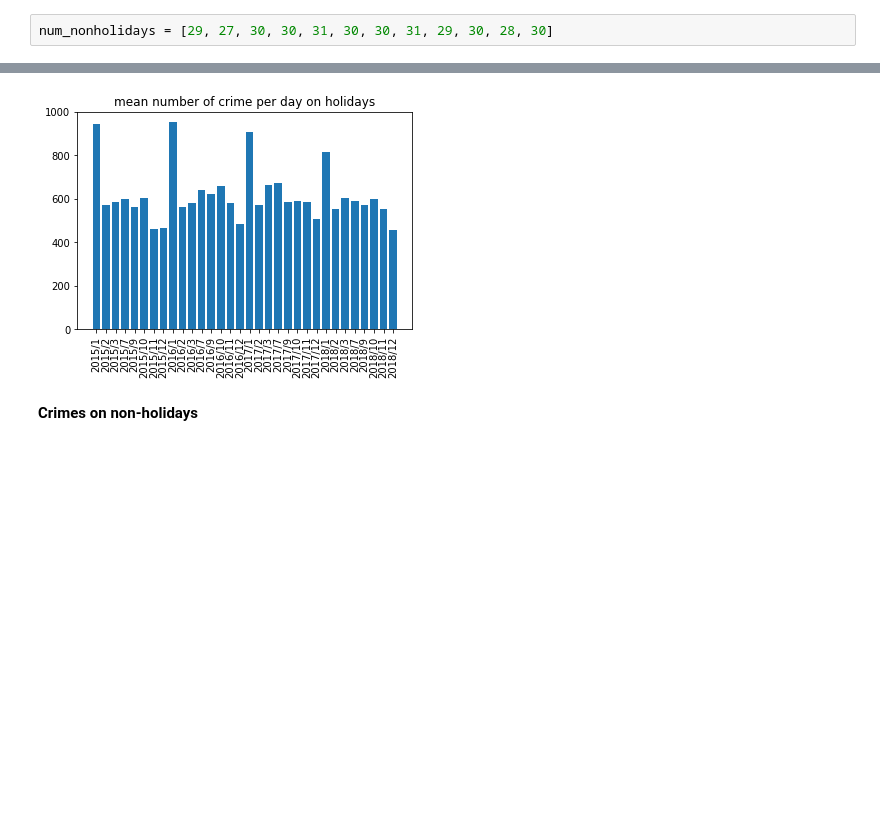
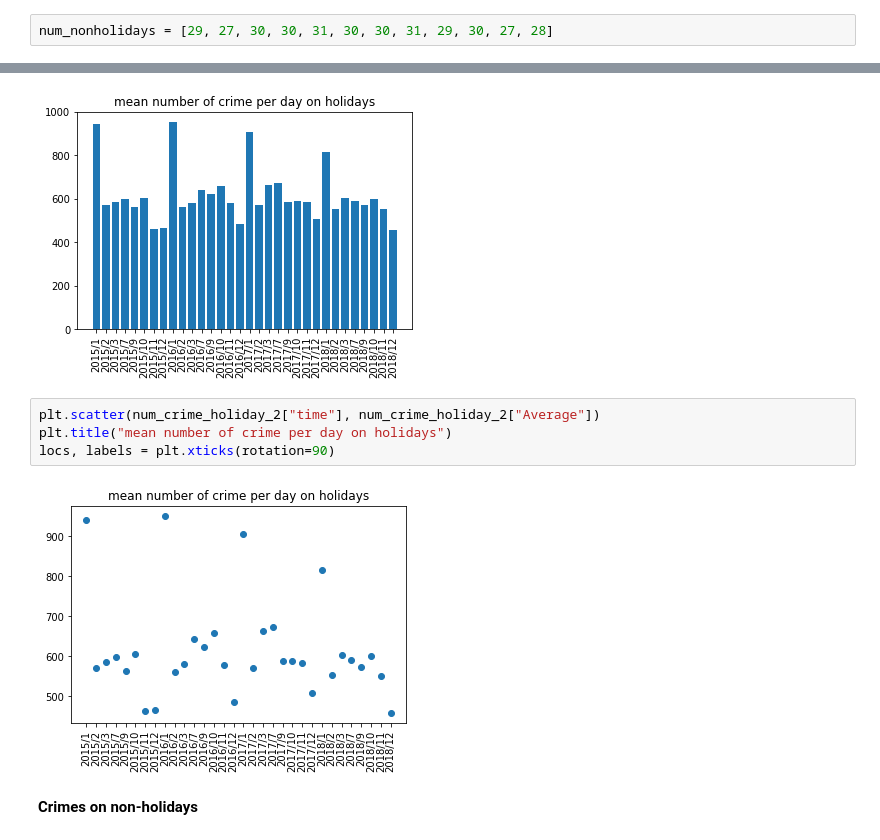
Before and after one commit to r3qin/COGS108Final, a Jupyter notebook: final.ipynb, the cells around one changed output, grey strips where cells are left out. Drawn from its saved outputs; the diff is of its cells as text; blank space fills up the shorter version.

```diff
--- a/final.ipynb
+++ b/final.ipynb
@@ -55,7 +58,7 @@ num_crime_holiday.plot(kind="bar", title="crimes per day")
 # %%
 num_crime_nonholiday = df.groupby(["Month"]).sum().Num - num_crime_holiday
 # %%
-num_nonholidays = [29, 27, 30, 30, 31, 30, 30, 31, 29, 30, 28, 30]
+num_nonholidays = [29, 27, 30, 30, 31, 30, 30, 31, 29, 30, 27, 28]
 # %%
 for i in range(1,13):
     num_crime_nonholiday[i] = num_crime_nonholiday[i]/num_nonholidays[i-1]
@@ -137,6 +139,12 @@ plt.title("mean number of crime per day on holidays")
 locs, labels = plt.xticks(rotation=90)
 # %% [output]
 [figure]
+# %%
+plt.scatter(num_crime_holiday_2["time"], num_crime_holiday_2["Average"])
+plt.title("mean number of crime per day on holidays")
+locs, labels = plt.xticks(rotation=90)
+# %% [output]
+[figure, added]
 # %% [markdown]
 **Crimes on non-holidays**
 # %%
```
Also changed, not shown: parts of 10 cells of this notebook.
